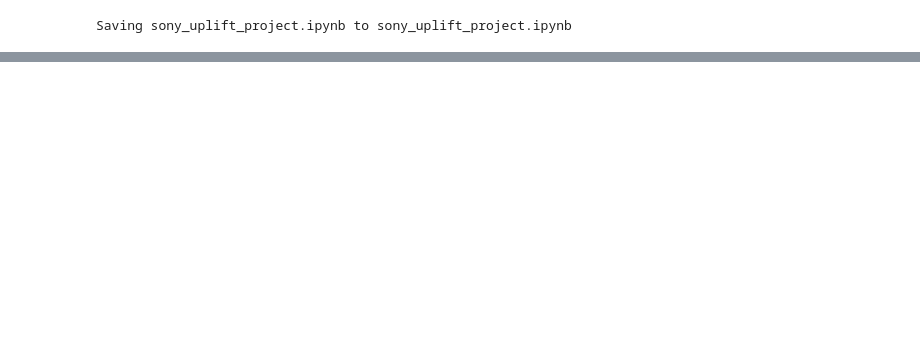
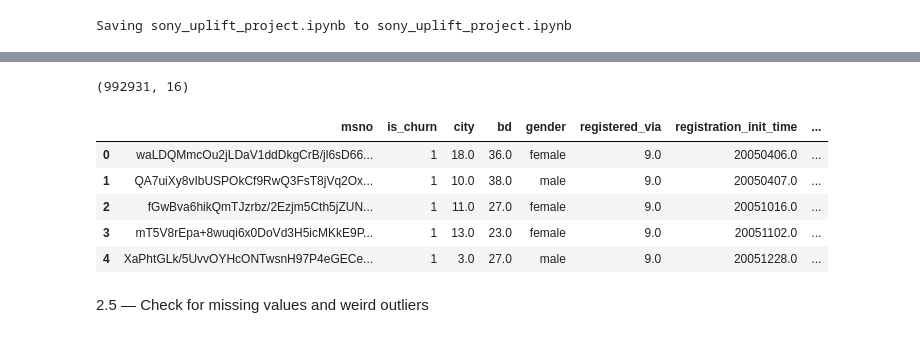
Before and after one commit to shreyraveshia/ott-causal-uplift-modeling, a Jupyter notebook: notebooks/uplift_modeling_project.ipynb, the cells around one changed output, grey strips where cells are left out. Cells and saved outputs as stored; diff of their text form; code cells hidden in the pictures; blank space fills up the shorter version.

Commit message:
Add files via upload
Level 2: feature engineering and data cleaning complete

```diff
--- a/notebooks/uplift_modeling_project.ipynb
+++ b/notebooks/uplift_modeling_project.ipynb
@@ -125,0 +143,9 @@ token = userdata.get('GH_TOKEN')
+# %%
+# Keep only users who appear in our labeled training set
+labeled_users = set(train['msno'])
+
+members_filtered = members[members['msno'].isin(labeled_users)].copy()
+transactions_filtered = transactions[transactions['msno'].isin(labeled_users)].copy()
+
+print("Members filtered:", members_filtered.shape)
+print("Transactions filtered:", transactions_filtered.shape)
@@ -125,0 +167,14 @@ token = userdata.get('GH_TOKEN')
+# %%
+user_transaction_features = transactions_filtered.groupby('msno').agg(
+    total_transactions=('transaction_date', 'count'),
+    total_amount_paid=('actual_amount_paid', 'sum'),
+    avg_amount_paid=('actual_amount_paid', 'mean'),
+    avg_plan_days=('payment_plan_days', 'mean'),
+    latest_transaction_date=('transaction_date', 'max'),
+    is_auto_renew_latest=('is_auto_renew', 'last'),
+    total_cancels=('is_cancel', 'sum'),
+    cancel_rate=('is_cancel', 'mean'),
+).reset_index()
+
+print(user_transaction_features.shape)
+user_transaction_features.head()
@@ -125,0 +193,16 @@ token = userdata.get('GH_TOKEN')
+# %%
+# Convert to real datetime
+user_transaction_features['latest_transaction_date'] = pd.to_datetime(
+    user_transaction_features['latest_transaction_date'], format='%Y%m%d'
+)
+
+# Use the dataset's overall latest date as our "reference point" (since KKBox data is historical, not live)
+reference_date = user_transaction_features['latest_transaction_date'].max()
+print("Reference date:", reference_date)
+
+# Recency = days between their last transaction and the reference point
+user_transaction_features['recency_days'] = (
+    reference_date - user_transaction_features['latest_transaction_date']
+).dt.days
+
+user_transaction_features[['msno', 'latest_transaction_date', 'recency_days']].head()
@@ -125,0 +256,16 @@ token = userdata.get('GH_TOKEN')
+# %%
+master = train.merge(members_filtered, on='msno', how='left')
+master = master.merge(user_transaction_features, on='msno', how='left')
+
+print(master.shape)
+master.head()
+# %% [output]
+(992931, 16)
+|  | msno | is_churn | city | bd | gender | registered_via | registration_init_time | ... |
+| 0 | waLDQMmcOu2jLDaV1ddDkgCrB/jl6sD66... | 1 | 18.0 | 36.0 | female | 9.0 | 20050406.0 | ... |
+| 1 | QA7uiXy8vIbUSPOkCf9RwQ3FsT8jVq2Ox... | 1 | 10.0 | 38.0 | male | 9.0 | 20050407.0 | ... |
+| 2 | fGwBva6hikQmTJzrbz/2Ezjm5Cth5jZUN... | 1 | 11.0 | 27.0 | female | 9.0 | 20051016.0 | ... |
+| 3 | mT5V8rEpa+8wuqi6x0DoVd3H5icMKkE9P... | 1 | 13.0 | 23.0 | female | 9.0 | 20051102.0 | ... |
+| 4 | XaPhtGLk/5UvvOYHcONTwsnH97P4eGECe... | 1 | 3.0 | 27.0 | male | 9.0 | 20051228.0 | ... |
+# %% [markdown]
+2.5 — Check for missing values and weird outliers
```
Also changed, not shown: parts of 29 cells of this notebook.
